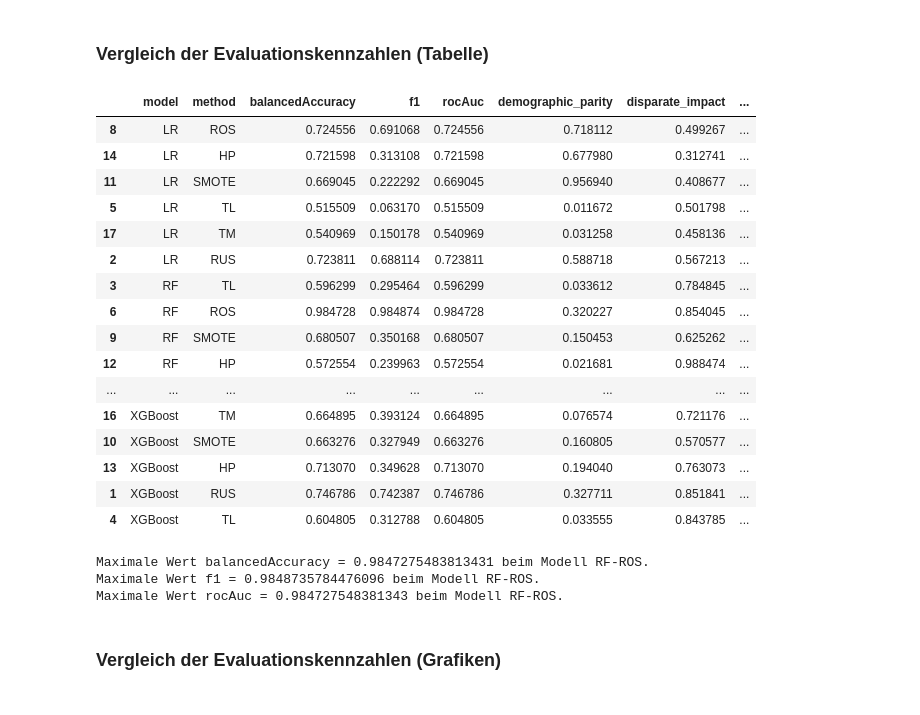
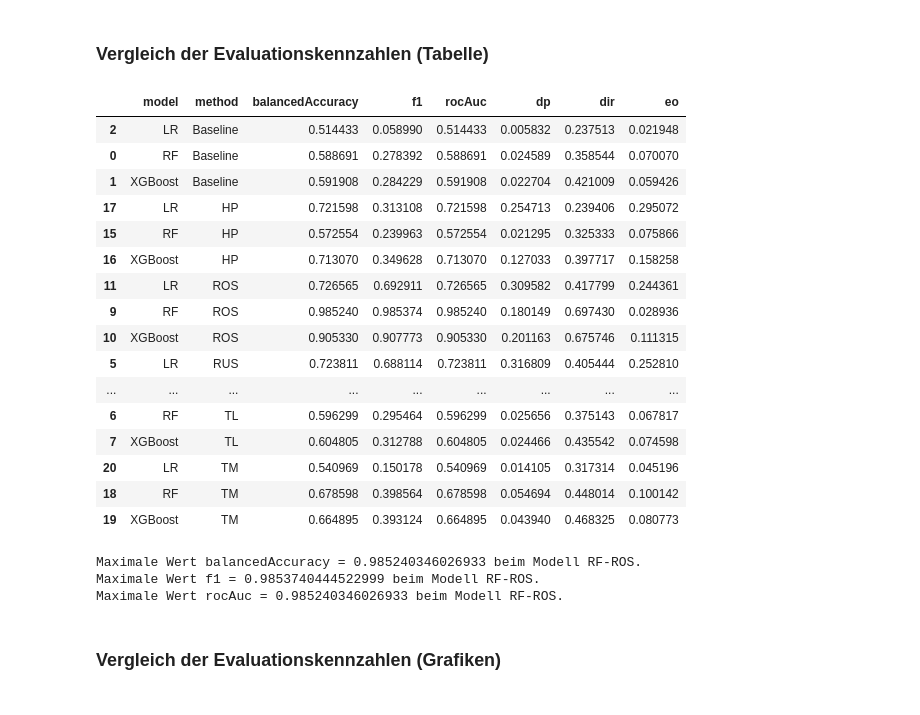
Before and after one commit to juliisch/MALE01, a Jupyter notebook: MALE01_ImbalancedData_JuliaSchmid.ipynb, the cells around one changed output. Drawn from its saved outputs; the diff is of its cells as text; code cells hidden in the pictures.

```diff
--- a/MALE01_ImbalancedData_JuliaSchmid.ipynb
+++ b/MALE01_ImbalancedData_JuliaSchmid.ipynb
@@ -195,6 +195,9 @@ df = df.dropna(subset=['NumberOfDependents'])
 # %%
-df['age_categories'] = pd.cut(df['age'], bins=[0, 30, 60, float('inf')], labels=[0, 1, 2], right=False) # 0 = young, 1 = middle, 2 = old
+# Spalte Age in zwei Kategorien teilen jung/alt
+df['age_categories'] = pd.cut(df['age'], bins=[0, 50, float('inf')], labels=[0, 1], right=False) # 0 = young, 1 = old
 df['age_categories'] = df['age_categories'].cat.codes
-df['age_categories'].value_counts()
+print(df['age_categories'].value_counts())
+print('')
+print(pd.crosstab(df['age_categories'], df['SeriousDlqin2yrs']))
 # %% [output]
 age_categories
@@ -210,17 +217,24 @@ Für das Training von Klassifikationsmodelle werden die supervised ML Modelle RF
 ### Funktionen für das Training und der Evaluierung der ML-Modelle
 # %%
 # Ergebnistabelle initialisieren (für die Speicherung der Evaluationskennzahlen)
-df_result = pd.DataFrame(columns=['model','method', 'balancedAccuracy', 'f1', 'rocAuc', 'demographic_parity', 'disparate_impact', 'equal_opportunity'])
+df_result = pd.DataFrame(columns=['model','method', 'balancedAccuracy', 'f1', 'rocAuc', 'dp', 'dir', 'eo'])
 
-# ChatGPT
-def disparate_impact(y_pred, sensitive_attr):
-    group_0 = y_pred[sensitive_attr == 0]
-    group_1 = y_pred[sensitive_attr == 1]
-    rate_0 = group_0.mean()
-    rate_1 = group_1.mean()
-    if rate_0 == 0:
+'''
+Funktion:       Ermittlung des Disperate Impact Ratio Wertes.
+Input:          y_pred (vom Modell vorhergesagte Zielvariable)
+                age_test (Werte des zu prüfenden Age Attributs)
+Output:         dri (ermittelter Disperate Impact Ratio Wert)
+Funktionsweise: Gemäß der Definition (DIR = P(Ŷ = 1 | A = 1) / P(Ŷ = 1 | A = 0) mit A = 1 geschütze Gruppe und A = 0 Referenzgruppe) wird der Disperate Impact Ratio Wert ermittelt.
+'''
+def getDisparateImpact(y_pred, age_test):
+    prop_young = y_pred[age_test == 0].mean() # P(Ŷ=1|A=young)
+    prop_old = y_pred[age_test == 1].mean() # P(Ŷ=1|A=old)
+
+    if prop_old == 0: # Divison durch 0 verhindern
         return np.nan
-    return rate_1 / rate_0
+
+    dir = prop_old / prop_young
+    return dir
 
 
 '''
@@ -278,11 +292,11 @@ def getResults(y_pred_model, y_test, age_test, name, df_result, method):
 
     # Bestimmung der Fairnessmetriken
     demographic_parity = demographic_parity_difference(y_test, y_pred_model, sensitive_features=age_test)
-    disparate_impact_ratio = disparate_impact(y_pred_model, age_test) # Bestimmung der Disperate Impact Ratio
+    disparate_impact_ratio = getDisparateImpact(y_pred_model, age_test) # Bestimmung der Kennzahl Disperate Impact Ratio
     equal_opportunity = equalized_odds_difference(y_test, y_pred_model, sensitive_features=age_test)
 
     # Speicherung der Kennzahlen
-    temp = pd.DataFrame([[name.split()[0], method, balancedAccuracy, f1,rocAuc, demographic_parity, disparate_impact_ratio, equal_opportunity ]], columns=['model','method','balancedAccuracy', 'f1', 'rocAuc','demographic_parity',  'disparate_impact', 'equal_opportunity'])
+    temp = pd.DataFrame([[name.split()[0], method, balancedAccuracy, f1,rocAuc, demographic_parity, disparate_impact_ratio, equal_opportunity ]], columns=['model','method','balancedAccuracy', 'f1', 'rocAuc','dp',  'dir', 'eo'])
     df_result = pd.concat([df_result, temp], ignore_index=True)
 
     return df_result, (fpr, tpr, rocAuc)
@@ -557,26 +555,26 @@ df_result, roc_data_tm = runAndPredict(X_train_scaled, y_train, X_test_scaled, y
 # %% [markdown]
 ### Vergleich der Evaluationskennzahlen (Tabelle)
 # %%
-df_result = df_result.sort_values(by='model')
+df_result = df_result.sort_values(by=['method', 'model'])
 df_result
 # %% [output]
-|  | model | method | balancedAccuracy | f1 | rocAuc | demographic_parity | disparate_impact | ... |
-| 8 | LR | ROS | 0.724556 | 0.691068 | 0.724556 | 0.718112 | 0.499267 | ... |
-| 14 | LR | HP | 0.721598 | 0.313108 | 0.721598 | 0.677980 | 0.312741 | ... |
-| 11 | LR | SMOTE | 0.669045 | 0.222292 | 0.669045 | 0.956940 | 0.408677 | ... |
-| 5 | LR | TL | 0.515509 | 0.063170 | 0.515509 | 0.011672 | 0.501798 | ... |
-| 17 | LR | TM | 0.540969 | 0.150178 | 0.540969 | 0.031258 | 0.458136 | ... |
-| 2 | LR | RUS | 0.723811 | 0.688114 | 0.723811 | 0.588718 | 0.567213 | ... |
-| 3 | RF | TL | 0.596299 | 0.295464 | 0.596299 | 0.033612 | 0.784845 | ... |
-| 6 | RF | ROS | 0.984728 | 0.984874 | 0.984728 | 0.320227 | 0.854045 | ... |
-| 9 | RF | SMOTE | 0.680507 | 0.350168 | 0.680507 | 0.150453 | 0.625262 | ... |
-| 12 | RF | HP | 0.572554 | 0.239963 | 0.572554 | 0.021681 | 0.988474 | ... |
+|  | model | method | balancedAccuracy | f1 | rocAuc | dp | dir | eo |
+| 2 | LR | Baseline | 0.514433 | 0.058990 | 0.514433 | 0.005832 | 0.237513 | 0.021948 |
+| 0 | RF | Baseline | 0.588691 | 0.278392 | 0.588691 | 0.024589 | 0.358544 | 0.070070 |
+| 1 | XGBoost | Baseline | 0.591908 | 0.284229 | 0.591908 | 0.022704 | 0.421009 | 0.059426 |
+| 17 | LR | HP | 0.721598 | 0.313108 | 0.721598 | 0.254713 | 0.239406 | 0.295072 |
+| 15 | RF | HP | 0.572554 | 0.239963 | 0.572554 | 0.021295 | 0.325333 | 0.075866 |
+| 16 | XGBoost | HP | 0.713070 | 0.349628 | 0.713070 | 0.127033 | 0.397717 | 0.158258 |
+| 11 | LR | ROS | 0.726565 | 0.692911 | 0.726565 | 0.309582 | 0.417799 | 0.244361 |
+| 9 | RF | ROS | 0.985240 | 0.985374 | 0.985240 | 0.180149 | 0.697430 | 0.028936 |
+| 10 | XGBoost | ROS | 0.905330 | 0.907773 | 0.905330 | 0.201163 | 0.675746 | 0.111315 |
+| 5 | LR | RUS | 0.723811 | 0.688114 | 0.723811 | 0.316809 | 0.405444 | 0.252810 |
 | ... | ... | ... | ... | ... | ... | ... | ... | ... |
-| 16 | XGBoost | TM | 0.664895 | 0.393124 | 0.664895 | 0.076574 | 0.721176 | ... |
-| 10 | XGBoost | SMOTE | 0.663276 | 0.327949 | 0.663276 | 0.160805 | 0.570577 | ... |
-| 13 | XGBoost | HP | 0.713070 | 0.349628 | 0.713070 | 0.194040 | 0.763073 | ... |
-| 1 | XGBoost | RUS | 0.746786 | 0.742387 | 0.746786 | 0.327711 | 0.851841 | ... |
-| 4 | XGBoost | TL | 0.604805 | 0.312788 | 0.604805 | 0.033555 | 0.843785 | ... |
+| 6 | RF | TL | 0.596299 | 0.295464 | 0.596299 | 0.025656 | 0.375143 | 0.067817 |
+| 7 | XGBoost | TL | 0.604805 | 0.312788 | 0.604805 | 0.024466 | 0.435542 | 0.074598 |
+| 20 | LR | TM | 0.540969 | 0.150178 | 0.540969 | 0.014105 | 0.317314 | 0.045196 |
+| 18 | RF | TM | 0.678598 | 0.398564 | 0.678598 | 0.054694 | 0.448014 | 0.100142 |
+| 19 | XGBoost | TM | 0.664895 | 0.393124 | 0.664895 | 0.043940 | 0.468325 | 0.080773 |
 # %%
 df_result['ModelKind'] = df_result['model'] + '-' + df_result['method']
 
@@ -586,9 +584,9 @@ for i in ['balancedAccuracy',  'f1', 'rocAuc']:
     max_value_kind = max_value_row['ModelKind']
     print(f"Maximale Wert {i} = {max_value_row[i]} beim Modell {max_value_kind}.")
 # %% [output]
-Maximale Wert balancedAccuracy = 0.9847275483813431 beim Modell RF-ROS.
-Maximale Wert f1 = 0.9848735784476096 beim Modell RF-ROS.
-Maximale Wert rocAuc = 0.984727548381343 beim Modell RF-ROS.
+Maximale Wert balancedAccuracy = 0.985240346026933 beim Modell RF-ROS.
+Maximale Wert f1 = 0.9853740444522999 beim Modell RF-ROS.
+Maximale Wert rocAuc = 0.985240346026933 beim Modell RF-ROS.
 # %% [markdown]
 ### Vergleich der Evaluationskennzahlen (Grafiken)
 
```
Also changed, not shown: parts of 15 cells of this notebook, 8 other files.
